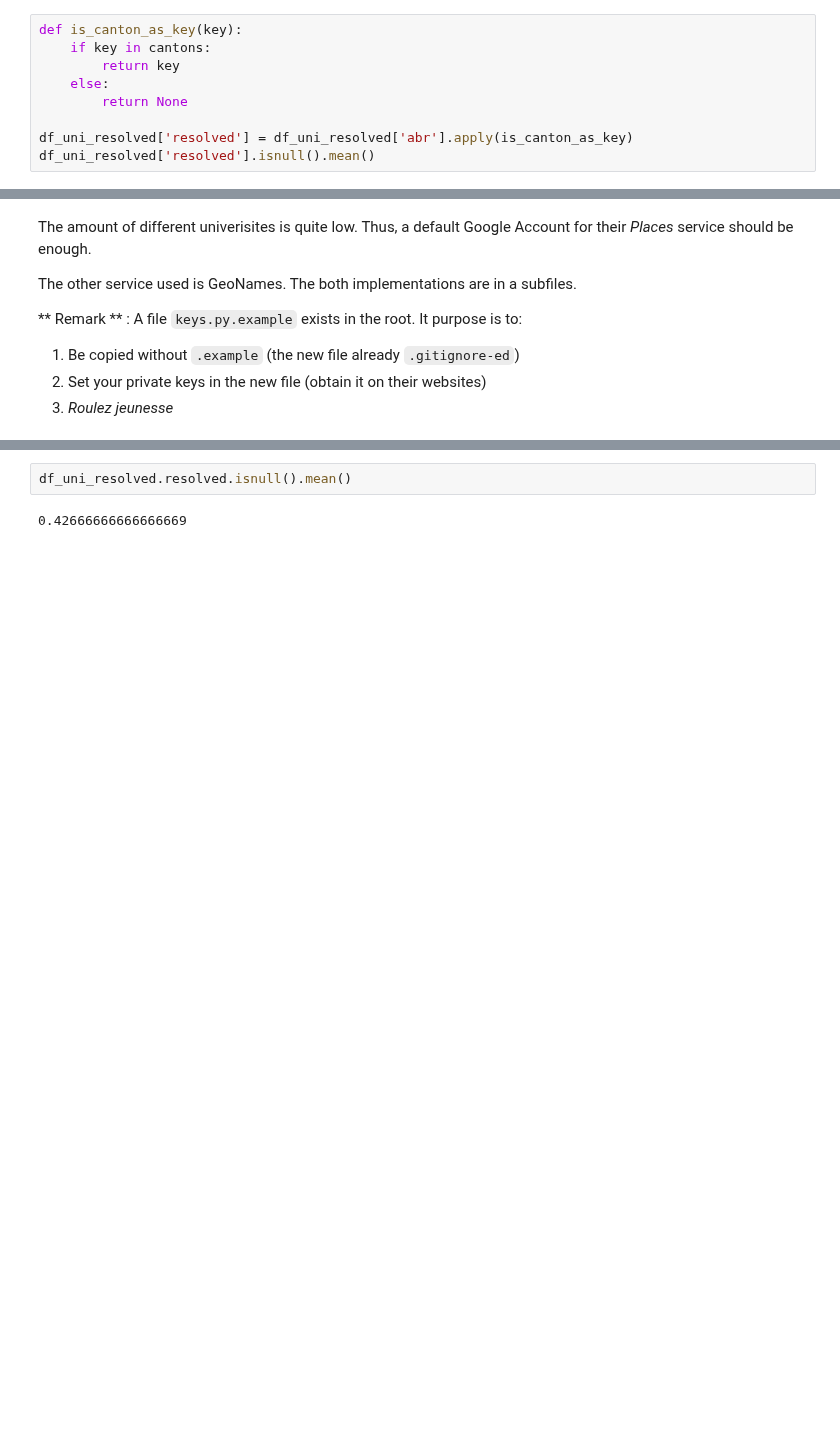
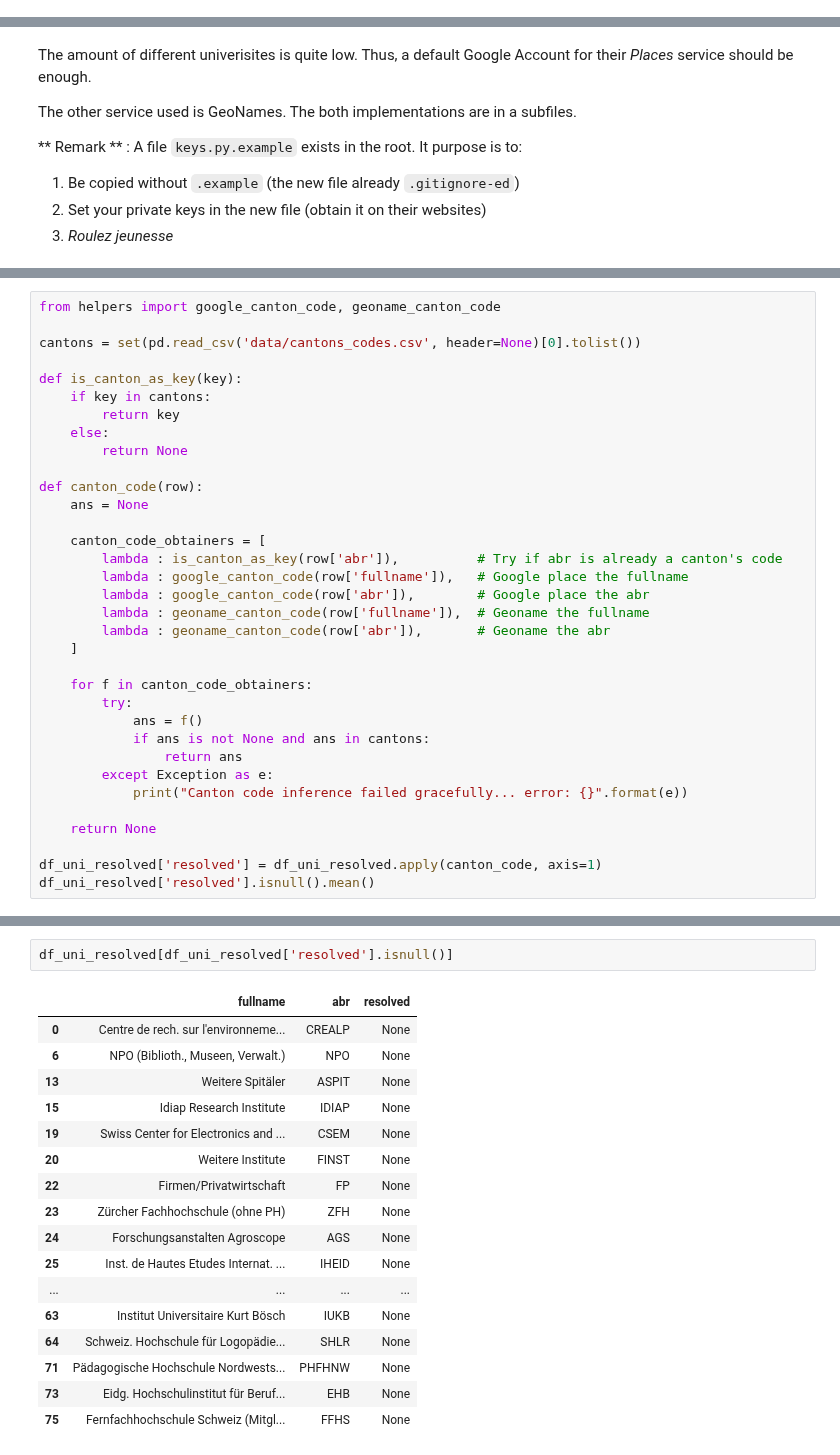
Before and after one commit to fdevillard/ada-homeworks, a Jupyter notebook: 03 - Interactive Viz/ADA Assignment 3.ipynb, the cells around one changed output, grey strips where cells are left out. Saved outputs shown, nothing was run; the diff lists cells and outputs as text; blank space fills up the shorter version.

Commit message:
canton retrieval almost done

```diff
--- a/03 - Interactive Viz/ADA Assignment 3.ipynb
+++ b/03 - Interactive Viz/ADA Assignment 3.ipynb
@@ -265,9 +238,0 @@ cantons
-# %%
-def is_canton_as_key(key):
-    if key in cantons:
-        return key
-    else:
-        return None
-
-df_uni_resolved['resolved'] = df_uni_resolved['abr'].apply(is_canton_as_key)
-df_uni_resolved['resolved'].isnull().mean()
@@ -359,0 +251,34 @@ dtype: object
+# %%
+from helpers import google_canton_code, geoname_canton_code
+
+cantons = set(pd.read_csv('data/cantons_codes.csv', header=None)[0].tolist())
+
+def is_canton_as_key(key):
+    if key in cantons:
+        return key
+    else:
+        return None
+
+def canton_code(row):
+    ans = None
+
+    canton_code_obtainers = [
+        lambda : is_canton_as_key(row['abr']),          # Try if abr is already a canton's code
+        lambda : google_canton_code(row['fullname']),   # Google place the fullname
+        lambda : google_canton_code(row['abr']),        # Google place the abr
+        lambda : geoname_canton_code(row['fullname']),  # Geoname the fullname
+        lambda : geoname_canton_code(row['abr']),       # Geoname the abr
+    ]
+
+    for f in canton_code_obtainers:
+        try:
+            ans = f()
+            if ans is not None and ans in cantons:
+                return ans
+        except Exception as e:
+            print("Canton code inference failed gracefully... error: {}".format(e))
+
+    return None
+
+df_uni_resolved['resolved'] = df_uni_resolved.apply(canton_code, axis=1)
+df_uni_resolved['resolved'].isnull().mean()
@@ -360,4 +295,20 @@ dtype: object
 # %%
-df_uni_resolved.resolved.isnull().mean()
+df_uni_resolved[df_uni_resolved['resolved'].isnull()]
 # %% [output]
-0.42666666666666669
+|  | fullname | abr | resolved |
+| 0 | Centre de rech. sur l'environneme... | CREALP | None |
+| 6 | NPO (Biblioth., Museen, Verwalt.) | NPO | None |
+| 13 | Weitere Spitäler | ASPIT | None |
+| 15 | Idiap Research Institute | IDIAP | None |
+| 19 | Swiss Center for Electronics and ... | CSEM | None |
+| 20 | Weitere Institute | FINST | None |
+| 22 | Firmen/Privatwirtschaft | FP | None |
+| 23 | Zürcher Fachhochschule (ohne PH) | ZFH | None |
+| 24 | Forschungsanstalten Agroscope | AGS | None |
+| 25 | Inst. de Hautes Etudes Internat. ... | IHEID | None |
+| ... | ... | ... | ... |
+| 63 | Institut Universitaire Kurt Bösch | IUKB | None |
+| 64 | Schweiz. Hochschule für Logopädie... | SHLR | None |
+| 71 | Pädagogische Hochschule Nordwests... | PHFHNW | None |
+| 73 | Eidg. Hochschulinstitut für Beruf... | EHB | None |
+| 75 | Fernfachhochschule Schweiz (Mitgl... | FFHS | None |
```
Also changed, not shown: parts of 10 cells of this notebook.
